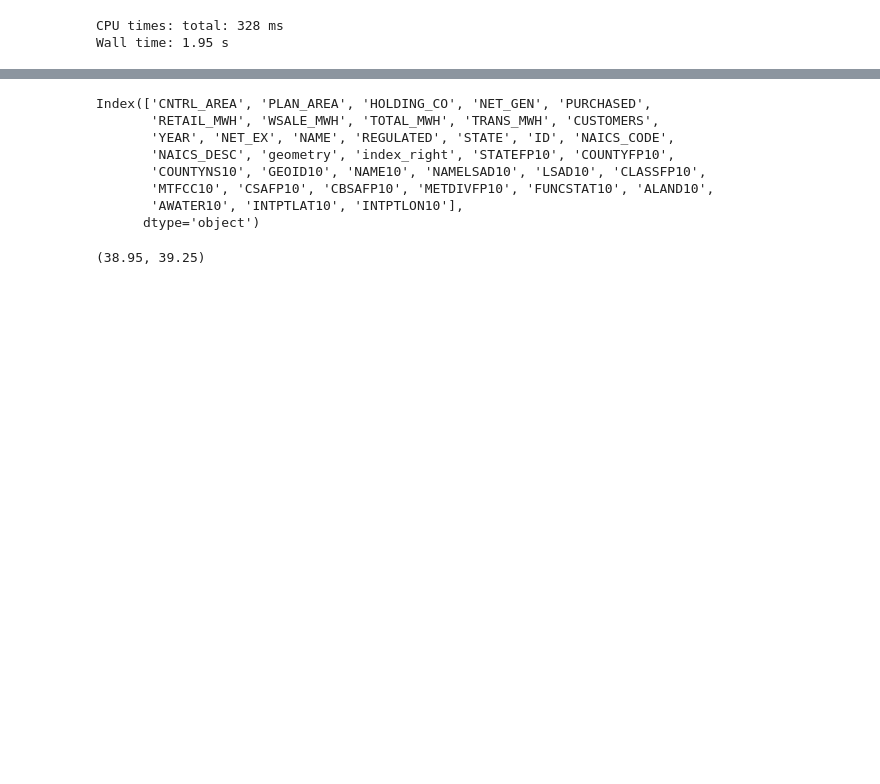
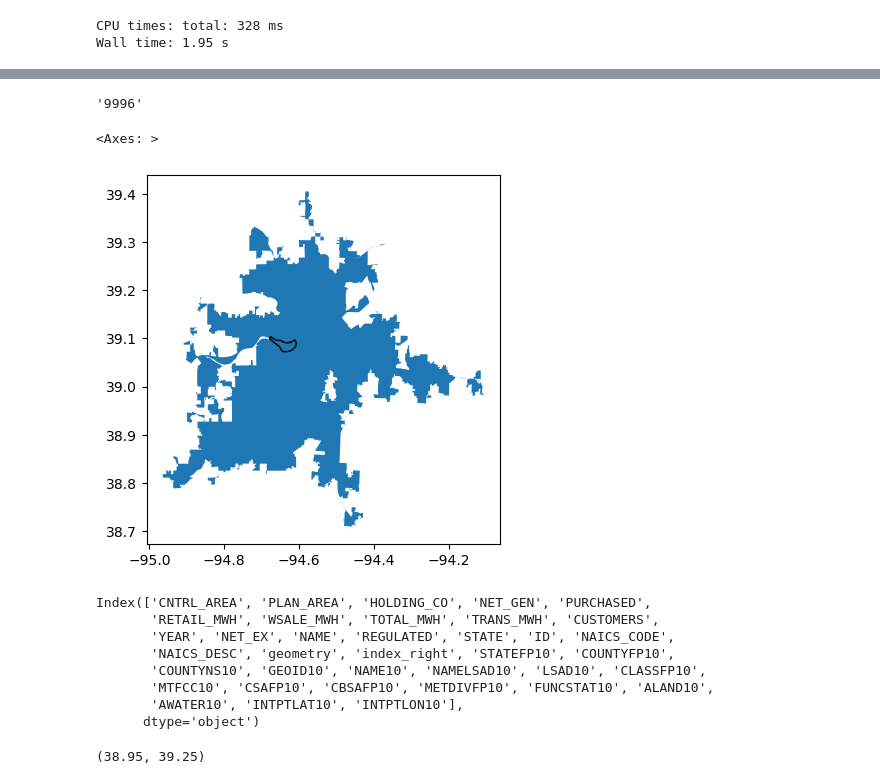
Before and after one commit to ucsusa/2024-kansas-city-analysis, a Jupyter notebook: notebooks/01-energy-utility.ipynb, the cells around one changed output, grey strips where cells are left out. Saved outputs shown, nothing was run; the diff lists cells and outputs as text; code cells hidden in the pictures; blank space fills up the shorter version.

```diff
--- a/notebooks/01-energy-utility.ipynb
+++ b/notebooks/01-energy-utility.ipynb
@@ -48,0 +44,2 @@ service_gdf.head()
+# %%
+armourdale = gpd.read_file("../data/spatial_data/armourdale_shape.gpkg")
@@ -49,3 +48,14 @@ service_gdf.head()
+# %%
+sgdf.loc[:, 'ID'].values[0]
+# %% [output]
+'9996'
+# %%
+fig, ax = plt.subplots()
+service_gdf.sjoin(armourdale).plot(ax=ax)
+armourdale.plot(ax=ax, ec='k')
+# %% [output]
+<Axes: >
+[figure, added]
 # %%
 wdt_gdf = ks_gdf[ks_gdf['NAME10']=='Wyandotte']
 # %%
```
Also changed, not shown: parts of 4 cells of this notebook, 6 other files.
